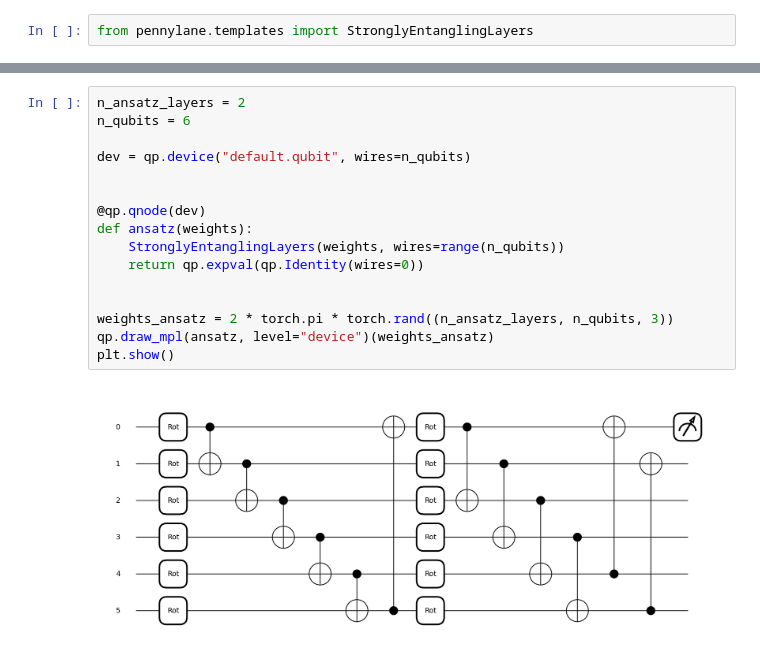
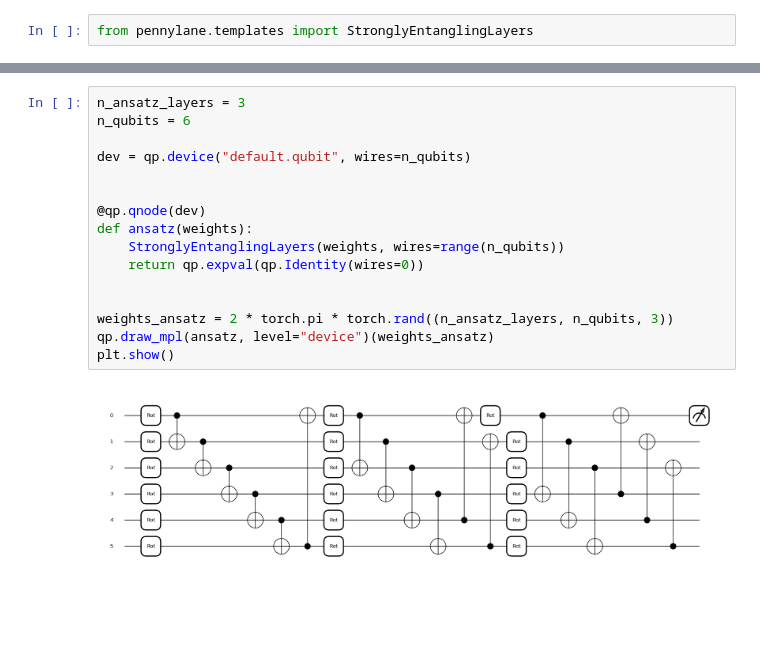
Before and after one commit to TiboADT/QML-Fourier-training, a Jupyter notebook: notebooks/Fourier.ipynb, the cells around one changed output, grey strips where cells are left out. Cells and saved outputs as stored; diff of their text form; blank space fills up the shorter version.

```diff
--- a/notebooks/Fourier.ipynb
+++ b/notebooks/Fourier.ipynb
@@ -137,21 +137,21 @@ plt.show()
 # %%
-n_ansatz_layers = 2
+n_ansatz_layers = 3
 n_qubits = 6
 
 dev = qp.device("default.qubit", wires=n_qubits)
 
 
 @qp.qnode(dev)
 def ansatz(weights):
     StronglyEntanglingLayers(weights, wires=range(n_qubits))
     return qp.expval(qp.Identity(wires=0))
 
 
 weights_ansatz = 2 * torch.pi * torch.rand((n_ansatz_layers, n_qubits, 3))
 qp.draw_mpl(ansatz, level="device")(weights_ansatz)
 plt.show()
 # %% [output]
-[figure, old version]
+[figure, new version]
 # %%
 scaling = 1
 
```
Also changed, not shown: parts of 11 cells of this notebook, 3 other files.
